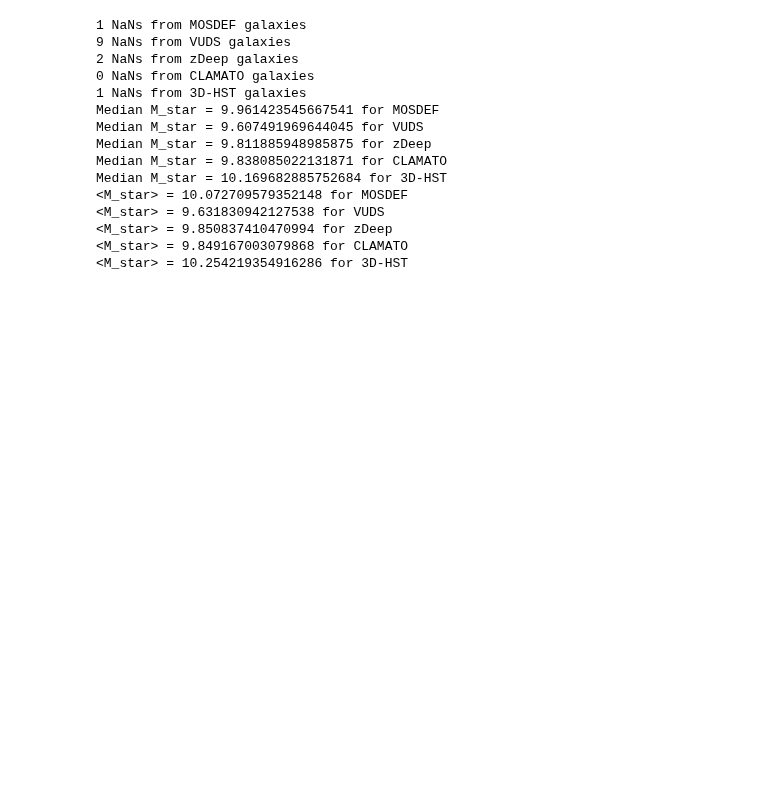
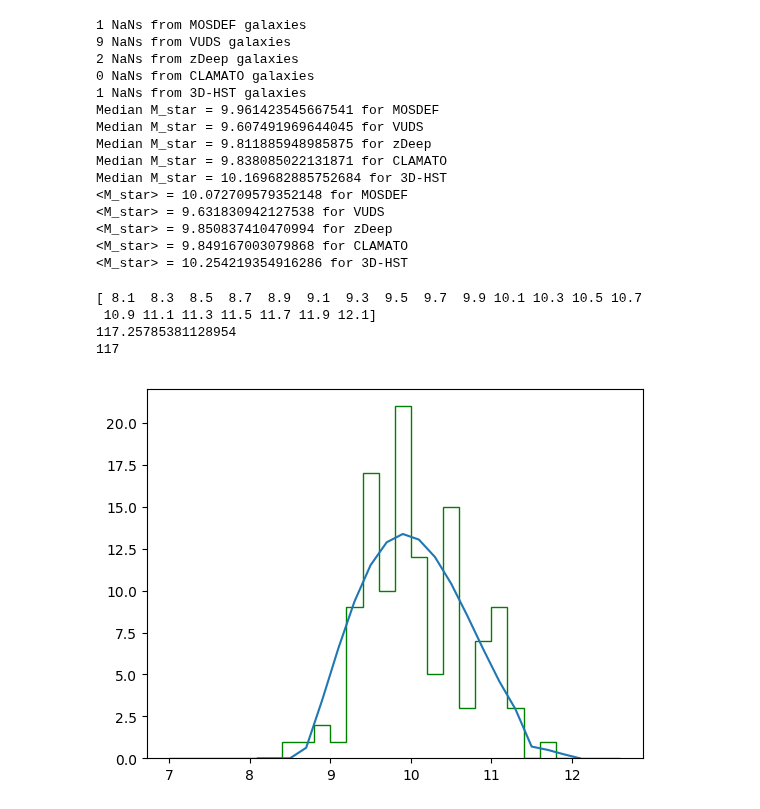
Before and after one commit to kheegan/crosscorr2017, a Jupyter notebook: Create_GalzMocks.ipynb, the cells around one changed output. Cells and saved outputs as stored; diff of their text form; code cells hidden in the pictures; blank space fills up the shorter version.

```diff
--- a/Create_GalzMocks.ipynb
+++ b/Create_GalzMocks.ipynb
@@ -176,11 +226,16 @@ print('<M_star> = {} for CLAMATO'.format(np.mean(mstars_clamato[~np.isnan(mstars
 print('<M_star> = {} for 3D-HST'.format(np.mean(mstars_3dhst[~np.isnan(mstars_3dhst)])))
 
 # Calculate the histograms for later use
-hist_mosdef = np.histogram(mstars_mosdef[~np.isnan(mstars_mosdef)], bins=histbins, density=False)
-hist_vuds   = np.histogram(mstars_vuds[~np.isnan(mstars_vuds)], bins=histbins, density=False)
-hist_zdeep   = np.histogram(mstars_zdeep[~np.isnan(mstars_zdeep)], bins=histbins, density=False)
-hist_clamato   = np.histogram(mstars_clamato[~np.isnan(mstars_clamato)], bins=histbins, density=False)
-hist_3dhst   = np.histogram(mstars_3dhst[~np.isnan(mstars_3dhst)], bins=histbins, density=False)
+hist_mosdef,binedges = np.histogram(mstars_mosdef[~np.isnan(mstars_mosdef)],
+                                    bins=histbins, density=False)
+hist_vuds,binedges   = np.histogram(mstars_vuds[~np.isnan(mstars_vuds)],
+                                    bins=histbins, density=False)
+hist_zdeep,binedges   = np.histogram(mstars_zdeep[~np.isnan(mstars_zdeep)],
+                                     bins=histbins, density=False)
+hist_clamato,binedges   = np.histogram(mstars_clamato[~np.isnan(mstars_clamato)],
+                                       bins=histbins, density=False)
+hist_3dhst,binedges   = np.histogram(mstars_3dhst[~np.isnan(mstars_3dhst)],
+                                     bins=histbins, density=False)
 # %% [output]
 [ 7.   7.2  7.4  7.6  7.8  8.   8.2  8.4  8.6  8.8  9.   9.2  9.4  9.6
   9.8 10.  10.2 10.4 10.6 10.8 11.  11.2 11.4 11.6 11.8 12.  12.2 12.4
@@ -201,3 +256,36 @@ Median M_star = 10.169682885752684 for 3D-HST
 <M_star> = 9.850837410470994 for zDeep
 <M_star> = 9.849167003079868 for CLAMATO
 <M_star> = 10.254219354916286 for 3D-HST
+# %%
+binctr = (binedges[:-1] + binedges[1:])/2.
+# Try to fit a polynomial to the MOSDEF distribution which is quite jagged
+xx = binctr[5:-2]
+print(xx)
+hist_tmp = hist_mosdef[5:-2]
+p_md = np.polyfit(xx, hist_tmp, 5)
+#polyfit =  p_md[0]*xx**4 + p_md[1]*xx**3 +p_md[2]*xx**2 + p_md[3]*xx + p_md[4]
+polyfit = p_md[0]*xx**5 + p_md[1]*xx**4 + p_md[2]*xx**3 +p_md[3]*xx**2 + p_md[4]*xx + p_md[5]
+
+# Manually fiddle with the fitted distribution :/
+polyfit[np.where(polyfit < 0)] = 0
+polyfit[0]=0
+polyfit[len(polyfit)-4]=0.7
+polyfit[len(polyfit)-3]=0.5
+
+print(np.sum(polyfit))
+print(len(mstars_mosdef[~np.isnan(mstars_mosdef)]))
+fig, ax = plt.subplots()
+ax.hist(mstars_mosdef[~np.isnan(mstars_mosdef)], bins = histbins, histtype='step', fill=False,
+        color='green',label='MOSDEF')
+ax.plot(xx, polyfit)
+
+plt.show()
+
+hist_mosdef_fit = hist_mosdef.copy()
+hist_mosdef_fit[5:-2] = polyfit
+# %% [output]
+[ 8.1  8.3  8.5  8.7  8.9  9.1  9.3  9.5  9.7  9.9 10.1 10.3 10.5 10.7
+ 10.9 11.1 11.3 11.5 11.7 11.9 12.1]
+117.25785381128954
+117
+[figure, added]
```
Also changed, not shown: parts of 13 cells of this notebook.
